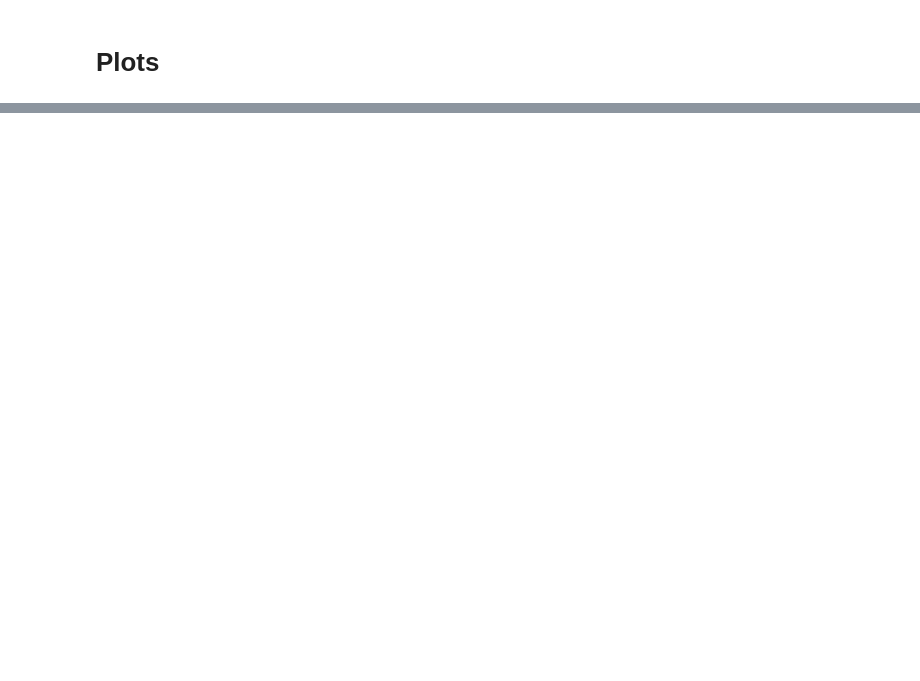
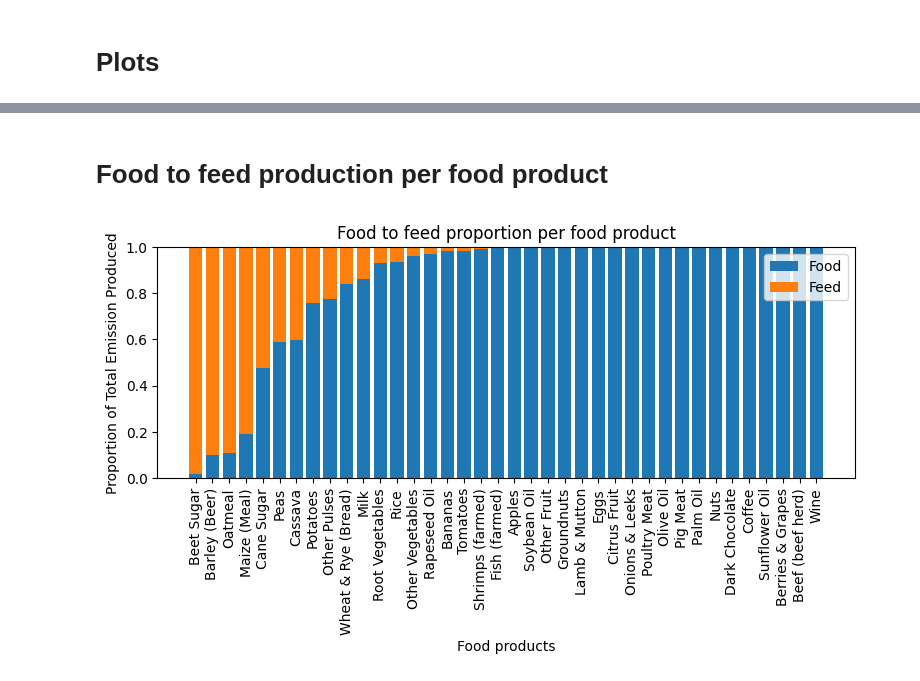
Before and after one commit to ToyeshC/Project-Big-Data, a Jupyter notebook: BigData.ipynb, the cells around one changed output, grey strips where cells are left out. Cells and saved outputs as stored; diff of their text form; code cells hidden in the pictures; blank space fills up the shorter version.

```diff
--- a/BigData.ipynb
+++ b/BigData.ipynb
@@ -34,0 +121,11 @@ food_feed_pivot['Feed Proportion'] = food_feed_pivot['Feed'] / (food_feed_pivot[
+# %%
+# Grouping by food product
+df_food = df_combined.groupby(['Food product', 'Element'])['Total Emission Produced'].sum().reset_index()
+
+# Creating the proportion df
+df_food_proportion = df_food.pivot_table(index='Food product', columns='Element', values='Total Emission Produced', fill_value=0)
+
+# Calculating the food to feed ratio
+df_food_proportion['Total'] = df_food_proportion['Food'] + df_food_proportion['Feed']
+df_food_proportion['Food Proportion'] = df_food_proportion['Food'] / df_food_proportion['Total']
+df_food_proportion['Feed Proportion'] = df_food_proportion['Feed'] / df_food_proportion['Total']
@@ -50,0 +388,20 @@ plt.show()
+# %% [markdown]
+# Food to feed production per food product
+# %%
+plt.figure(figsize=(9, 3))
+
+# Sorting by descending feed proportion
+df_food_proportion_sorted = df_food_proportion.sort_values('Feed Proportion', ascending=False)
+plt.bar(df_food_proportion_sorted.index, df_food_proportion_sorted['Food Proportion'], label='Food')
+plt.bar(df_food_proportion_sorted.index, df_food_proportion_sorted['Feed Proportion'], bottom=df_food_proportion_sorted['Food Proportion'], label='Feed')
+
+# Customize the chart
+plt.title('Food to feed proportion per food product')
+plt.xlabel('Food products')
+plt.ylabel('Proportion of Total Emission Produced')
+plt.xticks(rotation=90)
+plt.legend()
+
+plt.show()
+# %% [output]
+[figure, added]
```
Also changed, not shown: parts of 30 cells of this notebook.
